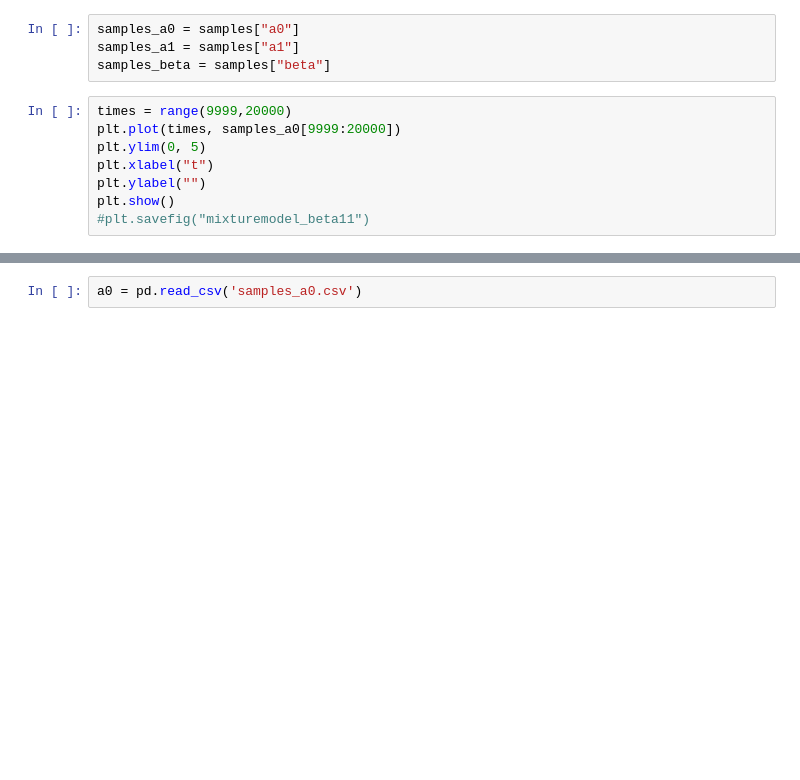
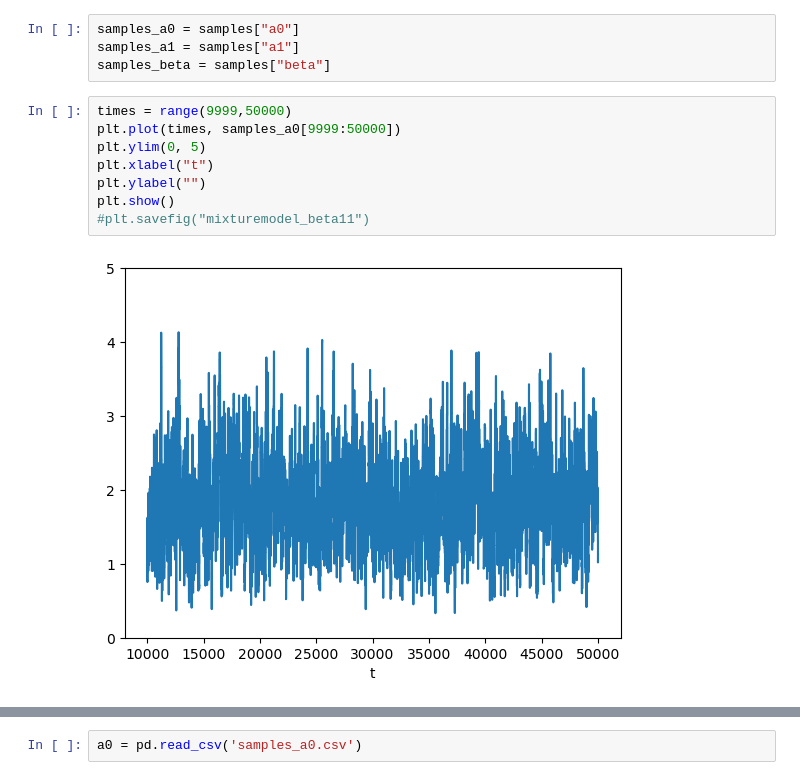
Before and after one commit to meowliono/compositeILM, a Jupyter notebook: compositeILM/plot.ipynb, the cells around one changed output, grey strips where cells are left out. Cells and saved outputs as stored; diff of their text form; blank space fills up the shorter version.

```diff
--- a/compositeILM/plot.ipynb
+++ b/compositeILM/plot.ipynb
@@ -140,11 +160,13 @@ samples_a0 = samples["a0"]
 samples_a1 = samples["a1"]
 samples_beta = samples["beta"]
 # %%
-times = range(9999,20000)
-plt.plot(times, samples_a0[9999:20000])
+times = range(9999,50000)
+plt.plot(times, samples_a0[9999:50000])
 plt.ylim(0, 5)
 plt.xlabel("t")
 plt.ylabel("")
 plt.show()
 #plt.savefig("mixturemodel_beta11")
+# %% [output]
+[figure, added]
 # %%
```
Also changed, not shown: parts of 37 cells of this notebook, 20 other files.
